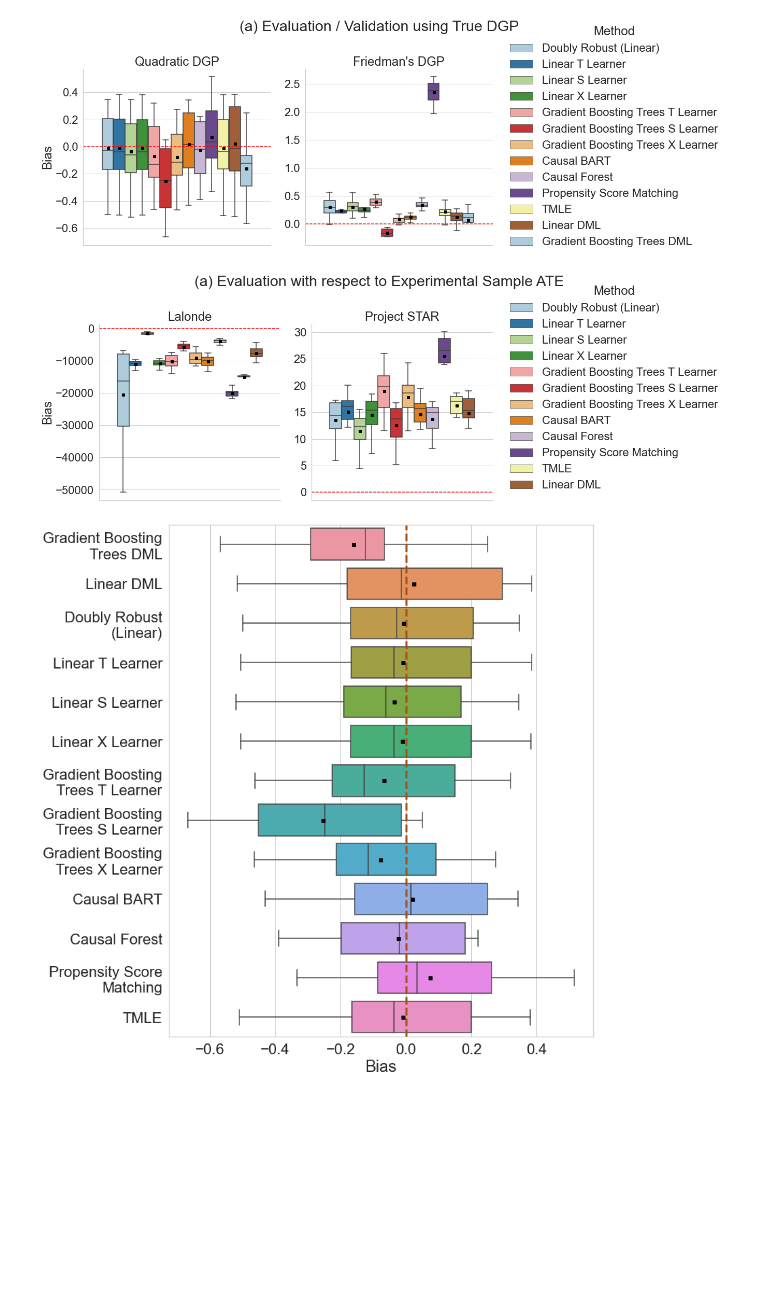
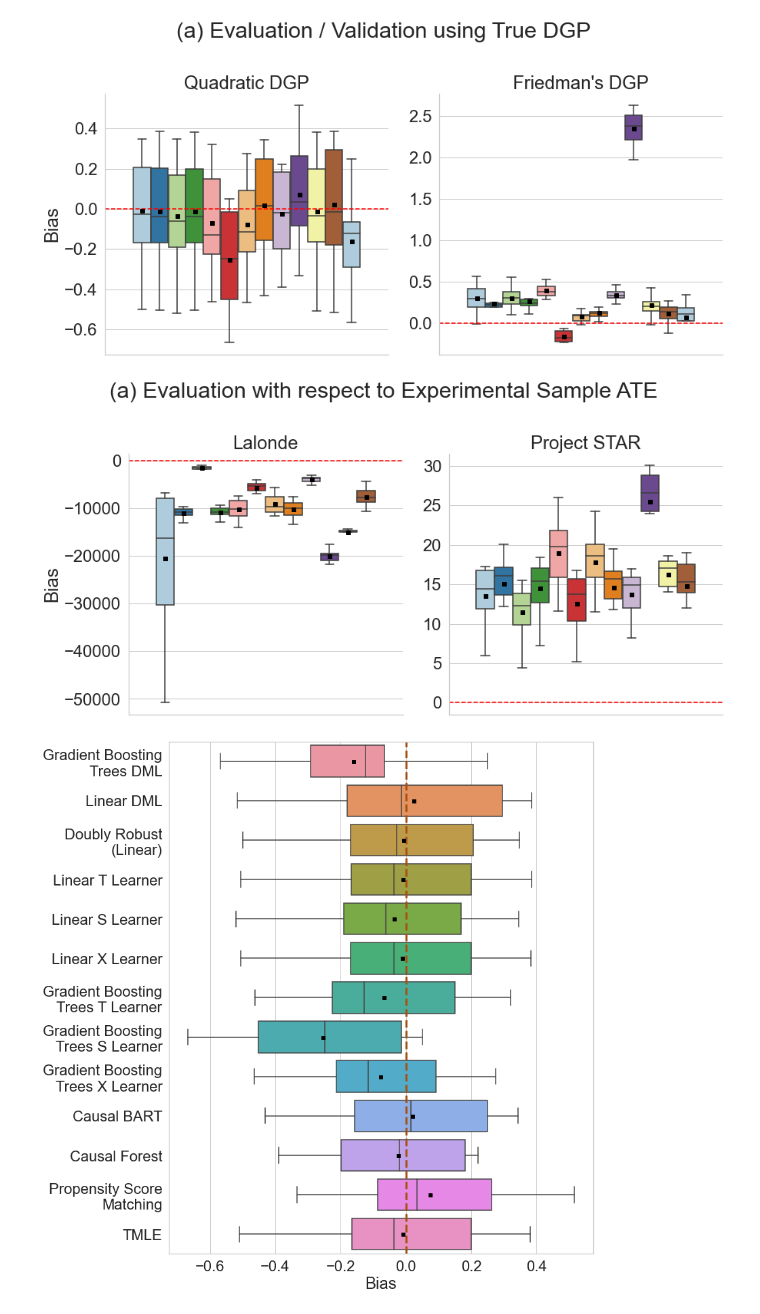
Before and after one commit to harsh-parikh/credence-to-causal-estimation, a Jupyter notebook: credence-v2/notebooks/validate_methods.ipynb, the cells around one changed output. Drawn from its saved outputs; the diff is of its cells as text; code cells hidden in the pictures; blank space fills up the shorter version.

```diff
--- a/credence-v2/notebooks/validate_methods.ipynb
+++ b/credence-v2/notebooks/validate_methods.ipynb
@@ -92,40 +92,42 @@ g = sns.catplot(data=bias_1.append(bias_2,ignore_index=True), col='data', hue='M
                        "markerfacecolor":"black",
                        "markeredgecolor":"black",
                       "markersize":"5"},
-                showfliers=False)
+                showfliers=False, legend=False)
 g.set_xlabels('')
 g.set_xticklabels([],[])
 g.fig.suptitle('(a) Evaluation / Validation using True DGP')
 g.tight_layout()
 g.refline(y=0,color='red')
 g.set_titles(col_template="{col_name}")
+# g.add_legend(ncol=3,loc='lower left',bbox_to_anchor=(0,1))
 g.savefig('dgp1_dgp2_true.png')
 
 order = ['Doubly Robust (Linear)',
        'Linear T Learner', 'Linear S Learner', 'Linear X Learner',
        'Gradient Boosting Trees T Learner', 'Gradient Boosting Trees S Learner',
        'Gradient Boosting Trees X Learner', 'Causal BART', 'Causal Forest',
        'Propensity Score Matching', 'TMLE', 'Linear DML']
 
 sns.set(style="whitegrid",font_scale=2)
 g = sns.catplot(data=bias_lalonde.append(bias_star,ignore_index=True), col='data', hue='Method',
                 x='iter', y='Bias', kind='box', hue_order=order, sharey=False,height=6.5,palette=sns.color_palette("Paired"),
                 showmeans=True,
                 meanprops={"marker":"s",
                        "markerfacecolor":"black",
                        "markeredgecolor":"black",
                       "markersize":"5"},
-                showfliers=False)
+                showfliers=False,legend=False)
 g.set_xlabels('')
 g.set_xticklabels([],[])
 g.fig.suptitle('(a) Evaluation with respect to Experimental Sample ATE')
 g.tight_layout()
 g.refline(y=0,color='red')
 g.set_titles(col_template="{col_name}")
+# g.add_legend(ncol=3,loc='lower left',bbox_to_anchor=(0,1))
 g.savefig('lalonde_star_wrt_exp.png')
 # %% [output]
-[figure, old version]
+[figure, new version]
-[figure, old version]
+[figure, new version]
 # %%
 order = ['Gradient Boosting Trees DML', 'Linear DML', 'Doubly Robust (Linear)',
        'Linear T Learner', 'Linear S Learner', 'Linear X Learner',
```
Also changed, not shown: parts of 3 cells of this notebook, 6 other files.
